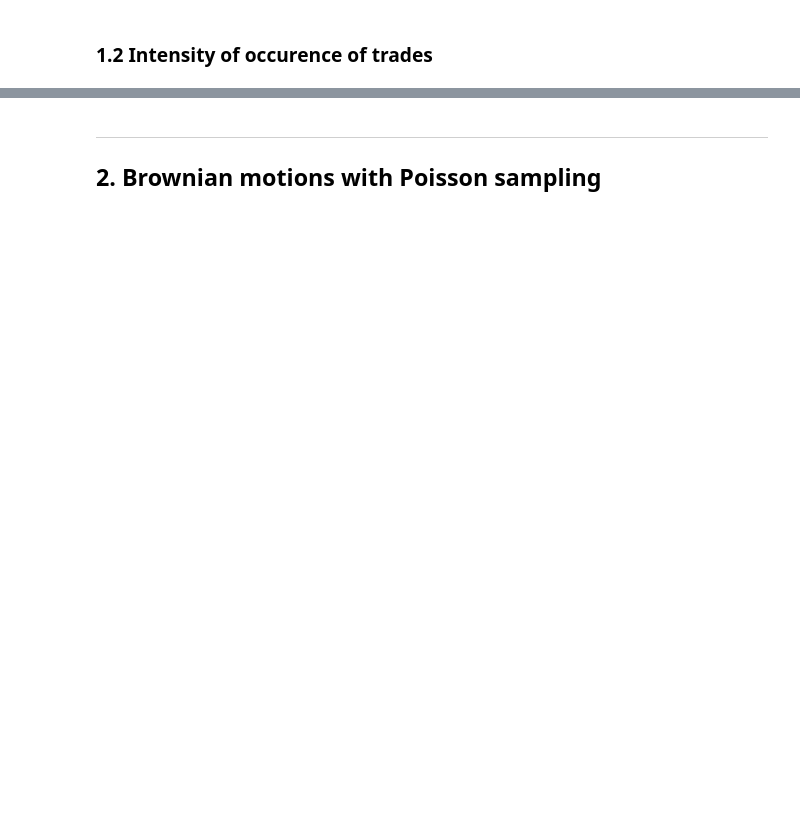
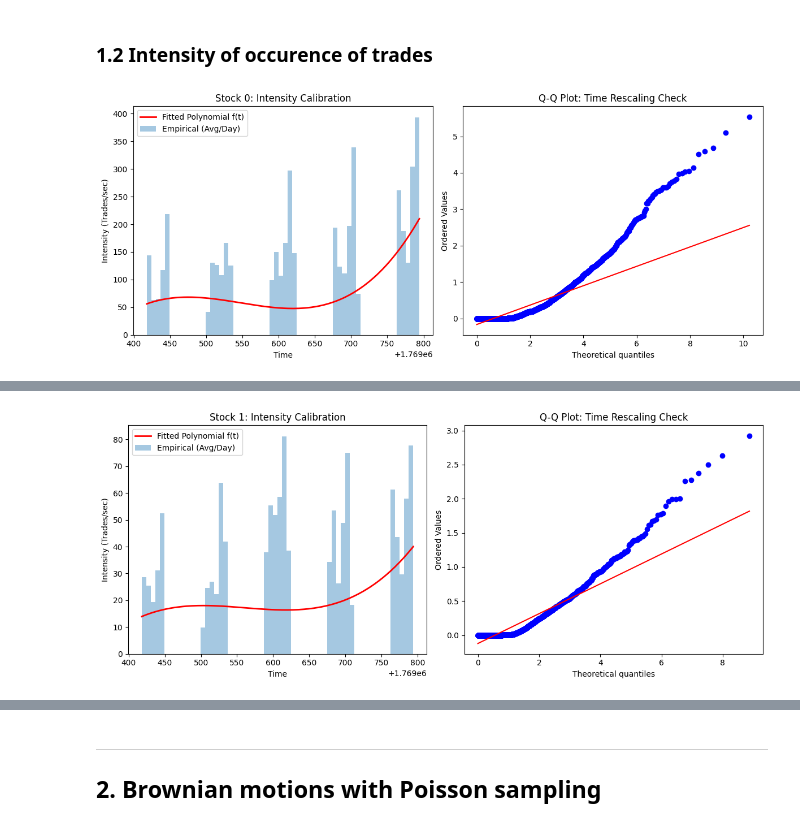
Before and after one commit to adonis107/MDS-HFD, a Jupyter notebook: DHF-LAB2-AMRI-CHIBA-JAMAL.ipynb, the cells around one changed output, grey strips where cells are left out. Drawn from its saved outputs; the diff is of its cells as text; code cells hidden in the pictures; blank space fills up the shorter version.

```diff
--- a/DHF-LAB2-AMRI-CHIBA-JAMAL.ipynb
+++ b/DHF-LAB2-AMRI-CHIBA-JAMAL.ipynb
@@ -25,2 +81,81 @@ updates_df = pd.concat([df_updates.assign(stock=i, day=j) for (j, i), df_updates
 # %% [markdown]
 ### 1.2 Intensity of occurence of trades
+# %%
+def fit_intensity(trade_tss, T, bins=50):
+    T_start, T_end = T
+    counts, bin_edges = np.histogram(trade_tss, bins=bins, range=(T_start, T_end))
+    bin_centers = (bin_edges[:-1] + bin_edges[1:]) / 2
+
+    coeffs = np.polyfit(bin_centers, counts, deg=5)
+    poly_func = np.poly1d(coeffs)
+
+    bin_width = bin_edges[1] - bin_edges[0]
+    intensity_func = lambda t: max(0, poly_func(t)) / bin_width
+
+    return intensity_func, bin_centers, counts / bin_width
+# %%
+stocks = trades_df['stock'].unique()
+n_days = trades_df['day'].nunique()
+
+trades_df['ts'] = pd.to_datetime(trades_df['ts'], unit='s').astype(np.int64) / 1e9
+T_start = trades_df['ts'].min()
+T_end = trades_df['ts'].max()
+T_duration = T_end - T_start
+
+for stock_id in stocks:
+    stock_data = trades_df[trades_df['stock'] == stock_id]
+    all_tss = stock_data['ts'].values
+
+    fitted_intensity, bin_centers, empirical_intensity = fit_intensity(all_tss, (T_start, T_end), bins=60)
+
+    def f_t(t):
+        """Intensity function for absolute timestamps"""
+        return fitted_intensity(t) / n_days
+
+    def f_t_relative(t):
+        """Intensity function for relative time [0, T_duration]"""
+        return f_t(t + T_start)
+
+    lambda_star = max([f_t(t) for t in np.linspace(T_start, T_end, 100)]) * 1.2
+    simulated_trades_relative = thinning_algorithm(T_duration, f_t_relative, lambda_star)
+    simulated_trades = simulated_trades_relative + T_start
+
+    t_grid = np.linspace(T_start, T_end, 200)
+    lambda_vals = [f_t(t) for t in t_grid]
+
+    plt.figure(figsize=(12, 5))
+
+    plt.subplot(1, 2, 1)
+    plt.bar(bin_centers, empirical_intensity/n_days, width=(T_end-T_start)/60, alpha=0.4, label='Empirical (Avg/Day)')
+    plt.plot(t_grid, lambda_vals, 'r-', lw=2, label='Fitted Polynomial f(t)')
+    plt.title(f'Stock {stock_id}: Intensity Calibration')
+    plt.xlabel('Time')
+    plt.ylabel('Intensity (Trades/sec)')
+    plt.legend()
+
+    # Goodness-of-Fit
+    day0_tss = np.sort(stock_data[stock_data['day'] == 0]['ts'].values)
+    lambda_grid = np.array([f_t(t) for t in t_grid])
+    Lambda_grid = np.cumsum(lambda_grid) * (t_grid[1] - t_grid[0])
+    transformed_tss = np.interp(day0_tss, t_grid, Lambda_grid)
+
+    tau_diffs = np.diff(transformed_tss)
+
+    plt.subplot(1, 2, 2)
+    stats.probplot(tau_diffs, dist="expon", plot=plt)
+    plt.title('Q-Q Plot: Time Rescaling Check')
+
+    plt.tight_layout()
+    plt.show()
+
+    ks_stat, p_value = stats.kstest(tau_diffs, 'expon')
+    print(f"Stock {stock_id} - KS Test p-value: {p_value:.4e}")
+    print(f"Expected # trades/day: {np.trapezoid(lambda_vals, t_grid):.1f}")
+    print(f"Observed # trades (day 0): {len(day0_tss)}")
+    if p_value > 0.05:
+        print("Result: Model provides a reasonable fit (fail to reject H0)")
+    else:
+        print("Result: Model may not fully capture dynamics (reject H0)")
+    print()
+# %% [output]
+[figure, added]
@@ -26,0 +166 @@ updates_df = pd.concat([df_updates.assign(stock=i, day=j) for (j, i), df_updates
+[figure, added]
```
Also changed, not shown: parts of 14 cells of this notebook.
